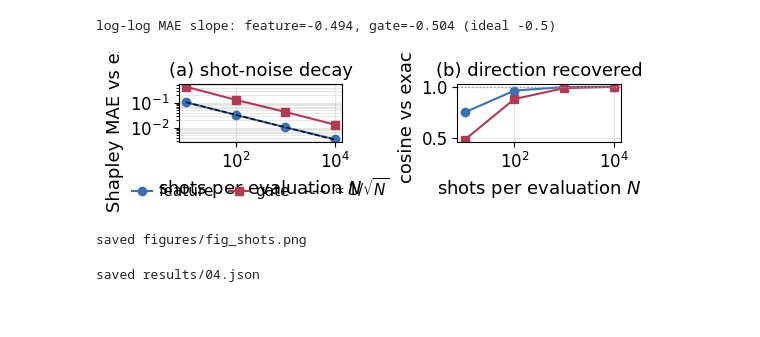
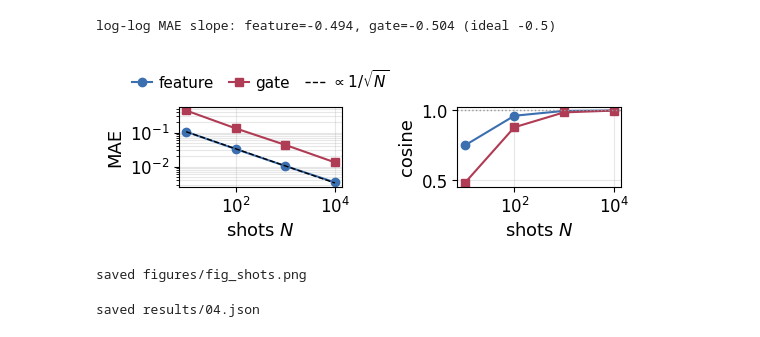
Before and after one commit to farzana0/TN-SHAP-Q-demo, a Jupyter notebook: notebooks/04_shot_noise.ipynb, the cells around one changed output. Cells and saved outputs as stored; diff of their text form; code cells hidden in the pictures.

```diff
--- a/notebooks/04_shot_noise.ipynb
+++ b/notebooks/04_shot_noise.ipynb
@@ -82,24 +82,24 @@ log-log MAE slope: feature=-0.494, gate=-0.504 (ideal -0.5)
 # %%
 # Figure fig_shots.png: (a) MAE vs N with 1/sqrt(N) reference; (b) cosine vs N
 fig, (a1, a2) = plt.subplots(1, 2, figsize=(5.6, 2.2))
 a1.loglog(SHOTS, feat["mae"], 'o-', color='#3b6fb0', label='feature')
 a1.loglog(SHOTS, gate["mae"], 's-', color='#b03b54', label='gate')
 a1.loglog(SHOTS, ref, 'k--', lw=1, label=r'$\propto 1/\sqrt{N}$')
-a1.set_xlabel('shots per evaluation $N$'); a1.set_ylabel('Shapley MAE vs exact')
-a1.set_title('(a) shot-noise decay'); a1.legend(frameon=False, loc='upper center', bbox_to_anchor=(0.5, -0.34), ncol=3, columnspacing=1.0, handlelength=1.3, handletextpad=0.4); a1.grid(alpha=0.3, which='both')
+a1.set_xlabel('shots $N$'); a1.set_ylabel('MAE')
+a1.legend(frameon=False, loc='lower center', bbox_to_anchor=(0.5, 1.03), ncol=3, columnspacing=1.0, handlelength=1.3, handletextpad=0.4); a1.grid(alpha=0.3, which='both')
 
 a2.semilogx(SHOTS, feat["cos"], 'o-', color='#3b6fb0', label='feature')
 a2.semilogx(SHOTS, gate["cos"], 's-', color='#b03b54', label='gate')
 a2.axhline(1.0, color='0.6', ls=':', lw=1)
-a2.set_xlabel('shots per evaluation $N$'); a2.set_ylabel('cosine vs exact')
-a2.set_title('(b) direction recovered')
+a2.set_xlabel('shots $N$'); a2.set_ylabel('cosine')
+
 a2.grid(alpha=0.3, which='both')
 fig.tight_layout()
 savefig(fig, 'fig_shots.png')
 plt.show()
 print("saved figures/fig_shots.png")
 # %% [output]
-[figure, old version]
+[figure, new version]
 saved figures/fig_shots.png
 # %%
 res = {
```
Also changed, not shown: 16 other files.
